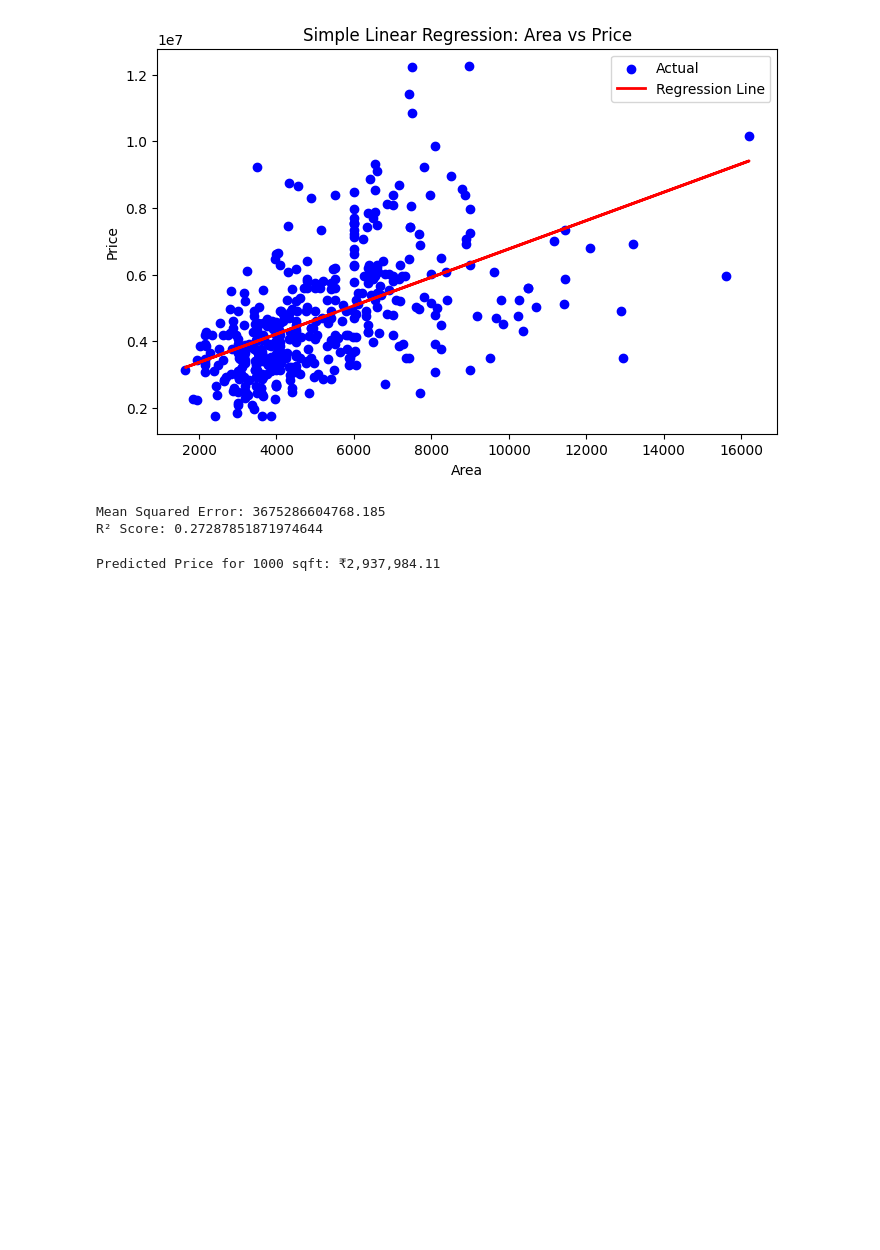
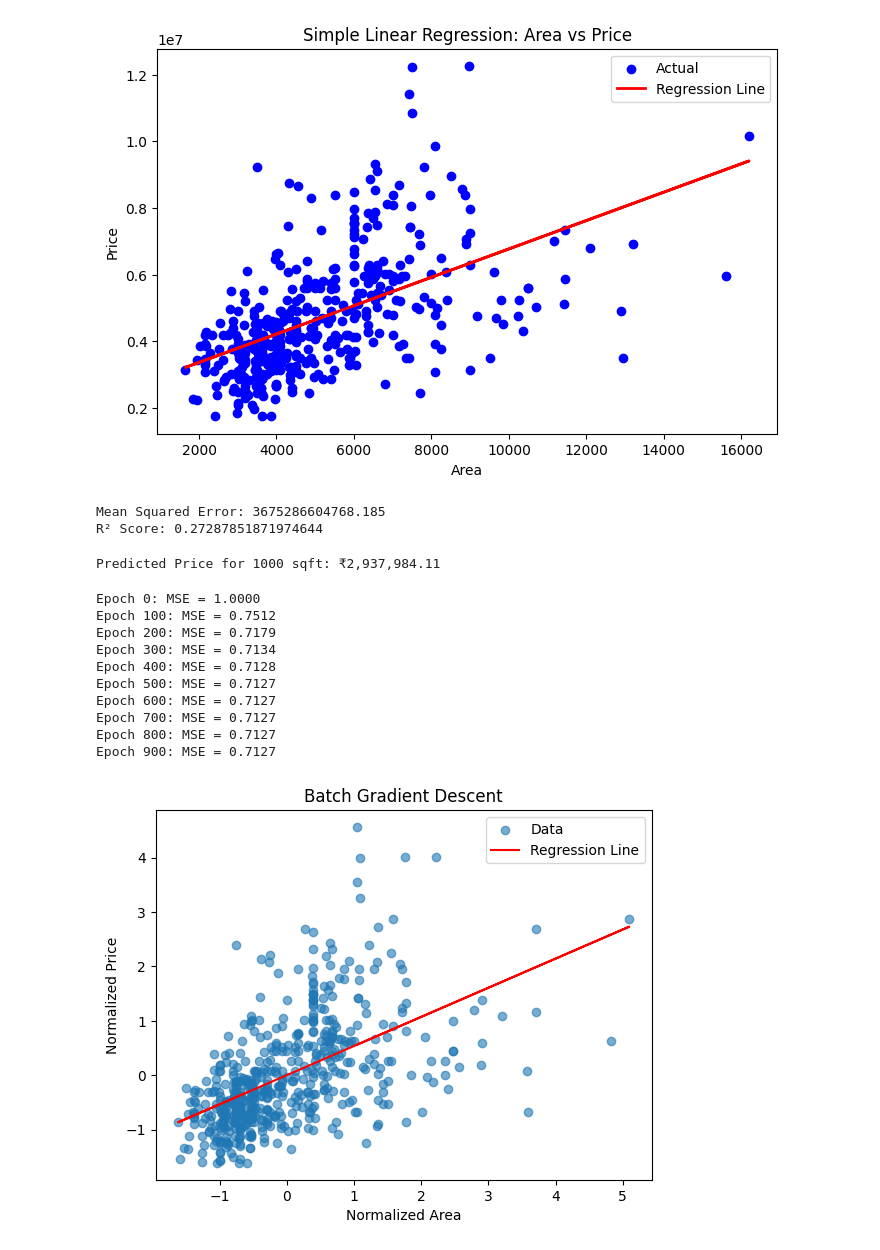
Before and after one commit to tanumeena28/ML-Assi1, a Jupyter notebook: Housing.ipynb, the cells around one changed output. Drawn from its saved outputs; the diff is of its cells as text; code cells hidden in the pictures; blank space fills up the shorter version.

```diff
--- a/Housing.ipynb
+++ b/Housing.ipynb
@@ -203,3 +203,51 @@ predicted_price = model.predict(area_val)
 print(f"Predicted Price for 1000 sqft: ₹{predicted_price[0]:,.2f}")
 # %% [output]
 Predicted Price for 1000 sqft: ₹2,937,984.11
+# %%
+X = df[['area']].values
+y = df['price'].values
+
+# Normalize (important for gradient descent)
+X = (X - X.mean()) / X.std()
+y = (y - y.mean()) / y.std()
+# %%
+def plot_regression(X, y, theta, title):
+    plt.scatter(X, y, label="Data", alpha=0.6)
+    y_pred = theta[0] + theta[1] * X
+    plt.plot(X, y_pred, color='red', label="Regression Line")
+    plt.title(title)
+    plt.xlabel("Normalized Area")
+    plt.ylabel("Normalized Price")
+    plt.legend()
+    plt.show()
+# %%
+def batch_gradient_descent(X, y, lr=0.01, epochs=1000):
+    m = len(y)
+    theta = np.zeros(2)  # [bias, weight]
+
+    for i in range(epochs):
+        y_pred = theta[0] + theta[1] * X.flatten()
+        error = y_pred - y
+        theta[0] -= lr * error.mean()                  # update bias
+        theta[1] -= lr * (error * X.flatten()).mean()  # update weight
+
+        if i % 100 == 0:
+            mse = (error ** 2).mean()
+            print(f"Epoch {i}: MSE = {mse:.4f}")
+
+    return theta
+
+theta_batch = batch_gradient_descent(X, y)
+plot_regression(X, y, theta_batch, "Batch Gradient Descent")
+# %% [output]
+Epoch 0: MSE = 1.0000
+Epoch 100: MSE = 0.7512
+Epoch 200: MSE = 0.7179
+Epoch 300: MSE = 0.7134
+Epoch 400: MSE = 0.7128
+Epoch 500: MSE = 0.7127
+Epoch 600: MSE = 0.7127
+Epoch 700: MSE = 0.7127
+Epoch 800: MSE = 0.7127
+Epoch 900: MSE = 0.7127
+[figure, added]
```
Also changed, not shown: parts of 1 cell of this notebook.
